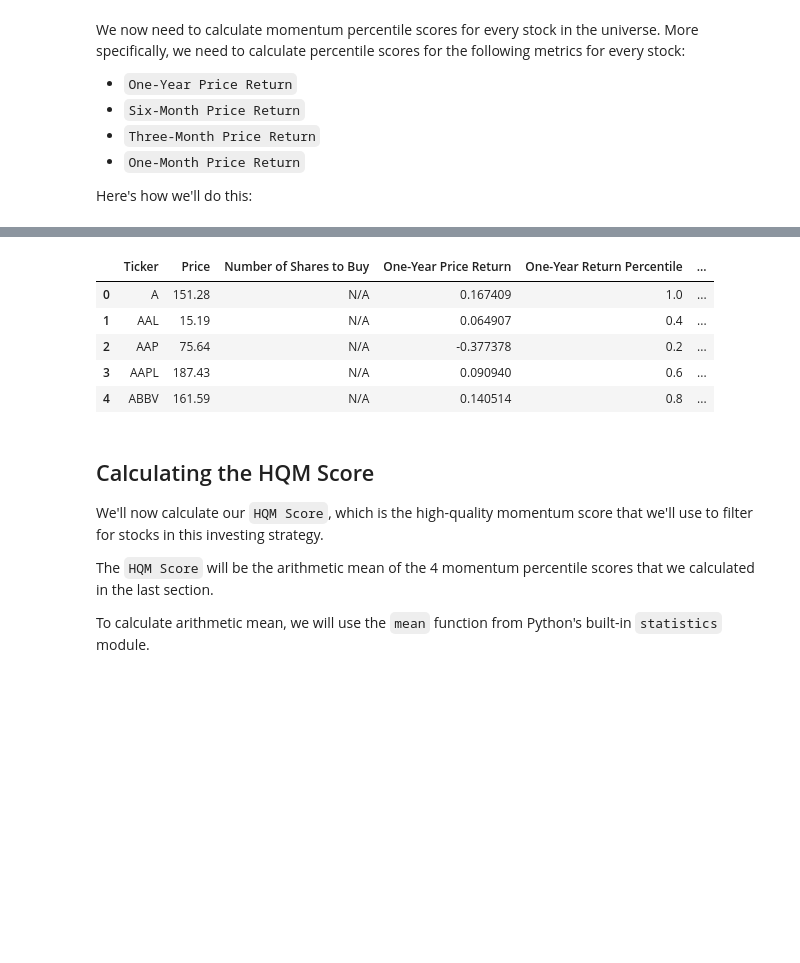
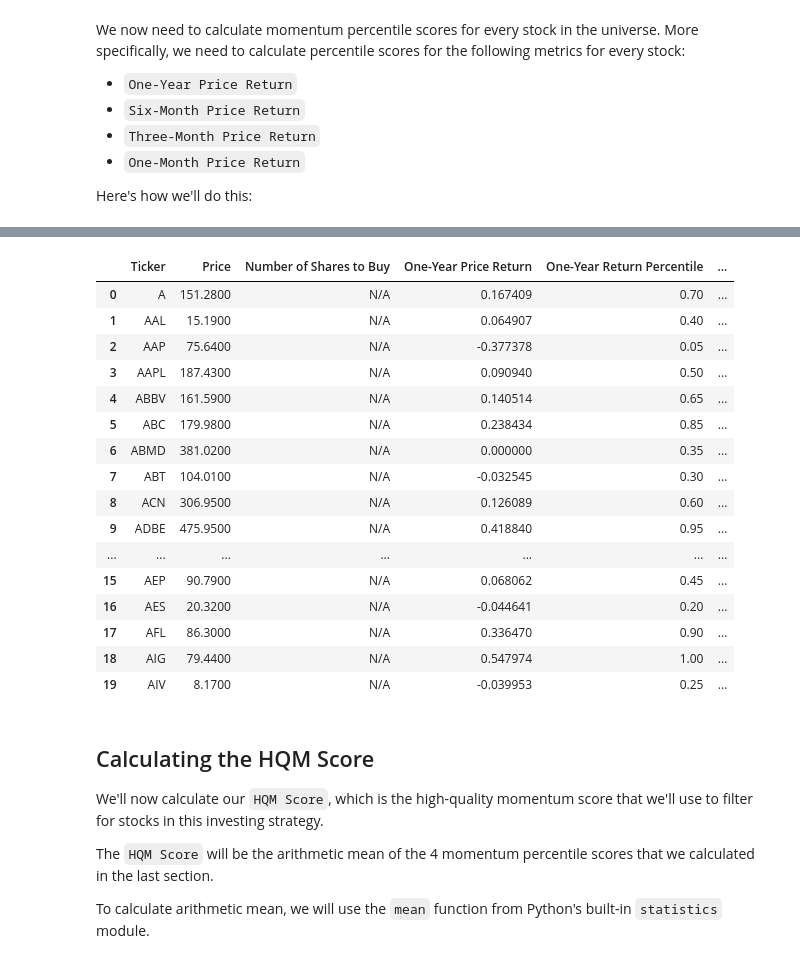
Before and after one commit to AryanKoundal/Major-Project-Sem-8, a Jupyter notebook: 02_performing_stocks/finished_files/002_quantitative_momentum_strategy.ipynb, the cells around one changed output, grey strips where cells are left out. Saved outputs shown, nothing was run; the diff lists cells and outputs as text; code cells hidden in the pictures; blank space fills up the shorter version.

```diff
--- a/02_performing_stocks/finished_files/002_quantitative_momentum_strategy.ipynb
+++ b/02_performing_stocks/finished_files/002_quantitative_momentum_strategy.ipynb
@@ -75,7 +77,7 @@ Using the same logic that we outlined above, we can pull data for all S&P 500 st
 # %%
 my_columns = ['Ticker', 'Price', 'One-Year Price Return', 'Number of Shares to Buy']
 final_dataframe = pd.DataFrame(columns = my_columns)
-for symbol in stocks['Ticker'][:5]:
+for symbol in stocks['Ticker'][:100]:
     # print(symbol)
     batch_api_call_url = f'https://api.iex.cloud/v1/data/core/QUOTE,ADVANCED_STATS/{symbol}?token={IEX_CLOUD_API_TOKEN}'
     outer_data = requests.get(batch_api_call_url).json()
@@ -123,7 +132,7 @@ MCK,MCO,MDLZ,MDT,MET,MGM,MHK,MKC,MKTX,MLM,MMC,MMM,MNST,MO,MOS,MPC,MRK,MRO,MS,MSC
 ROL,ROP,ROST,RSG,RTX,SBAC,SBUX,SCHW,SEE,SHW,SIVB,SJM,SLB,SLG,SNA,SNPS,SO,SPG,SPGI,SRE,STE,STT,STX,STZ,SWK,SWKS,SYF,SYK,SYY,T,TAP,TDG,TDY,TEL,TFC,TFX,TGT,TIF,TJX,TMO,TMUS,TPR,TROW,TRV,TSCO,TSN,TT,TTWO, ...
 YUM,ZBH,ZBRA,ZION,ZTS
 # %%
-for symbol in stocks['Ticker'][:1]:
+for symbol in stocks['Ticker']:
     # print(symbol_strings)
     # batch_api_call_url = f'https://sandbox.iexapis.com/stable/stock/market/batch/?types=stats,quote&symbols={symbol_string}&token={IEX_CLOUD_API_TOKEN}'
     batch_api_call_url = f'https://api.iex.cloud/v1/data/core/QUOTE,ADVANCED_STATS/{symbol}?token={IEX_CLOUD_API_TOKEN}'
@@ -279,7 +322,7 @@ hqm_columns = [
                 'HQM Score'
                 ]
 hqm_dataframe = pd.DataFrame(columns = hqm_columns)
-for symbol in stocks['Ticker'][:5]:
+for symbol in stocks['Ticker'][:100]:
     # print(symbol)
     batch_api_call_url = f'https://api.iex.cloud/v1/data/core/QUOTE,ADVANCED_STATS/{symbol}?token={IEX_CLOUD_API_TOKEN}'
     outer_data = requests.get(batch_api_call_url).json()
@@ -307,7 +350,22 @@ We now need to calculate momentum percentile scores for every stock in the unive
 * `One-Month Price Return`
 
 Here's how we'll do this:
+# %%
+time_periods = [
+                'One-Year',
+                'Six-Month',
+                'Three-Month',
+                'One-Month'
+                ]
+
+for row in hqm_dataframe.index:
+    for time_period in time_periods:
+        change_col = f'{time_period} Price Return'
+        percentile_col = f'{time_period} Return Percentile'
+        s = f'{change_col} ------ {percentile_col}'
+        print(s)
 # %%
+from scipy import stats
 time_periods = [
                 'One-Year',
                 'Six-Month',
@@ -315,6 +373,13 @@ time_periods = [
                 'One-Month'
                 ]
 
+# for row in hqm_dataframe.index:
+#     for time_period in time_periods:
+#         change_col = f'{time_period} Price Return'
+#         percentile_col = f'{time_period} Return Percentile'
+#         hqm_dataframe.loc[row, percentile_col] = stats.percentileofscore(hqm_dataframe[change_col], hqm_dataframe.loc[row,change_col])
+
+hqm_dataframe = hqm_dataframe.fillna(0)
 for row in hqm_dataframe.index:
     for time_period in time_periods:
         hqm_dataframe.loc[row, f'{time_period} Return Percentile'] = stats.percentileofscore(hqm_dataframe[f'{time_period} Price Return'], hqm_dataframe.loc[row, f'{time_period} Price Return'])/100
@@ -346,9 +411,20 @@ Name: One-Month Return Percentile, dtype: object
 |  | Ticker | Price | Number of Shares to Buy | One-Year Price Return | One-Year Return Percentile | ... |
-| 0 | A | 151.28 | N/A | 0.167409 | 1.0 | ... |
-| 1 | AAL | 15.19 | N/A | 0.064907 | 0.4 | ... |
-| 2 | AAP | 75.64 | N/A | -0.377378 | 0.2 | ... |
-| 3 | AAPL | 187.43 | N/A | 0.090940 | 0.6 | ... |
-| 4 | ABBV | 161.59 | N/A | 0.140514 | 0.8 | ... |
+| 0 | A | 151.2800 | N/A | 0.167409 | 0.70 | ... |
+| 1 | AAL | 15.1900 | N/A | 0.064907 | 0.40 | ... |
+| 2 | AAP | 75.6400 | N/A | -0.377378 | 0.05 | ... |
+| 3 | AAPL | 187.4300 | N/A | 0.090940 | 0.50 | ... |
+| 4 | ABBV | 161.5900 | N/A | 0.140514 | 0.65 | ... |
+| 5 | ABC | 179.9800 | N/A | 0.238434 | 0.85 | ... |
+| 6 | ABMD | 381.0200 | N/A | 0.000000 | 0.35 | ... |
+| 7 | ABT | 104.0100 | N/A | -0.032545 | 0.30 | ... |
+| 8 | ACN | 306.9500 | N/A | 0.126089 | 0.60 | ... |
+| 9 | ADBE | 475.9500 | N/A | 0.418840 | 0.95 | ... |
+| ... | ... | ... | ... | ... | ... | ... |
+| 15 | AEP | 90.7900 | N/A | 0.068062 | 0.45 | ... |
+| 16 | AES | 20.3200 | N/A | -0.044641 | 0.20 | ... |
+| 17 | AFL | 86.3000 | N/A | 0.336470 | 0.90 | ... |
+| 18 | AIG | 79.4400 | N/A | 0.547974 | 1.00 | ... |
+| 19 | AIV | 8.1700 | N/A | -0.039953 | 0.25 | ... |
 # %% [markdown]
 ## Calculating the HQM Score
 
```
Also changed, not shown: parts of 18 cells of this notebook, 4 other files.
